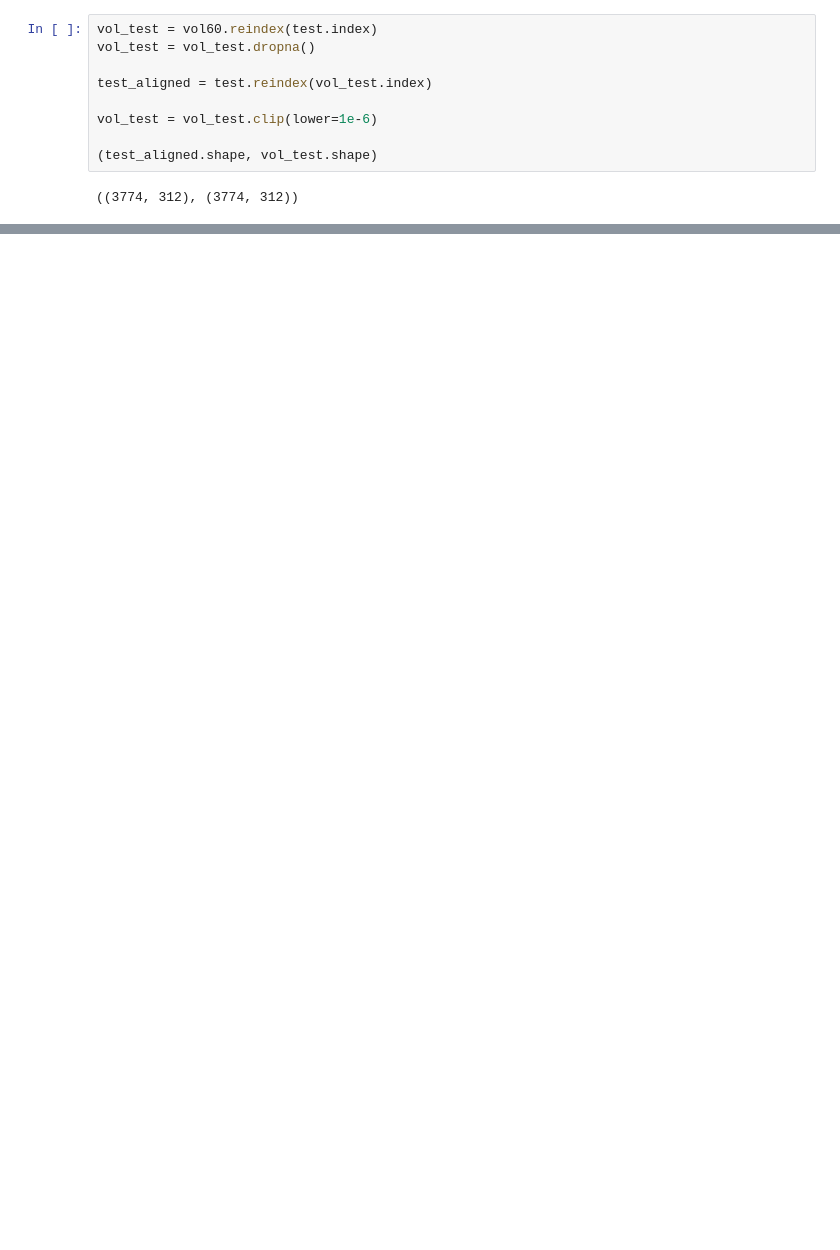
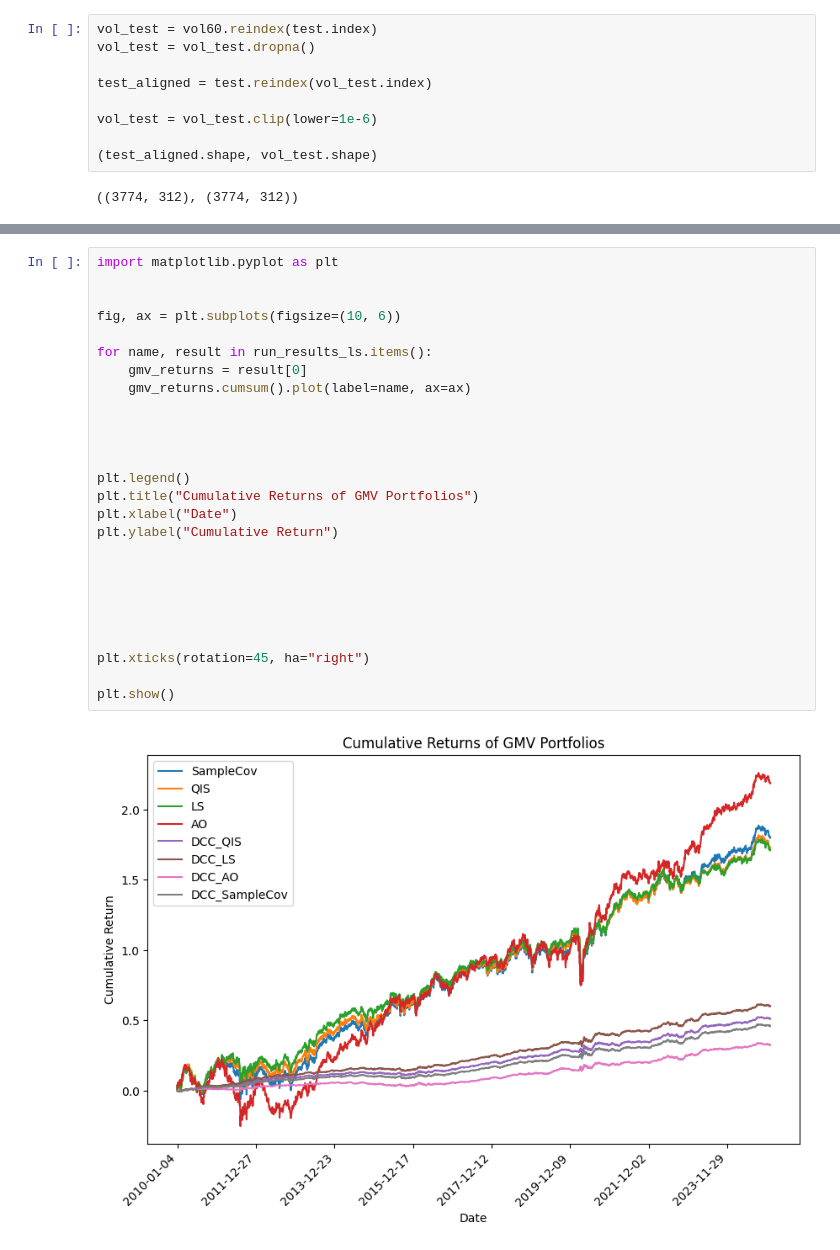
Before and after one commit to lshlshlsh666/CovEstimate, a Jupyter notebook: main.ipynb, the cells around one changed output, grey strips where cells are left out. Drawn from its saved outputs; the diff is of its cells as text; blank space fills up the shorter version.

```diff
--- a/main.ipynb
+++ b/main.ipynb
@@ -340,0 +325,28 @@ plt.show()
+# %%
+import matplotlib.pyplot as plt
+
+
+fig, ax = plt.subplots(figsize=(10, 6))
+
+for name, result in run_results_ls.items():
+    gmv_returns = result[0]
+    gmv_returns.cumsum().plot(label=name, ax=ax)
+
+
+
+
+plt.legend()
+plt.title("Cumulative Returns of GMV Portfolios")
+plt.xlabel("Date")
+plt.ylabel("Cumulative Return")
+
+
+
+
+
+
+plt.xticks(rotation=45, ha="right")
+
+plt.show()
+# %% [output]
+[figure, added]
```
Also changed, not shown: parts of 13 cells of this notebook, 3 other files.
